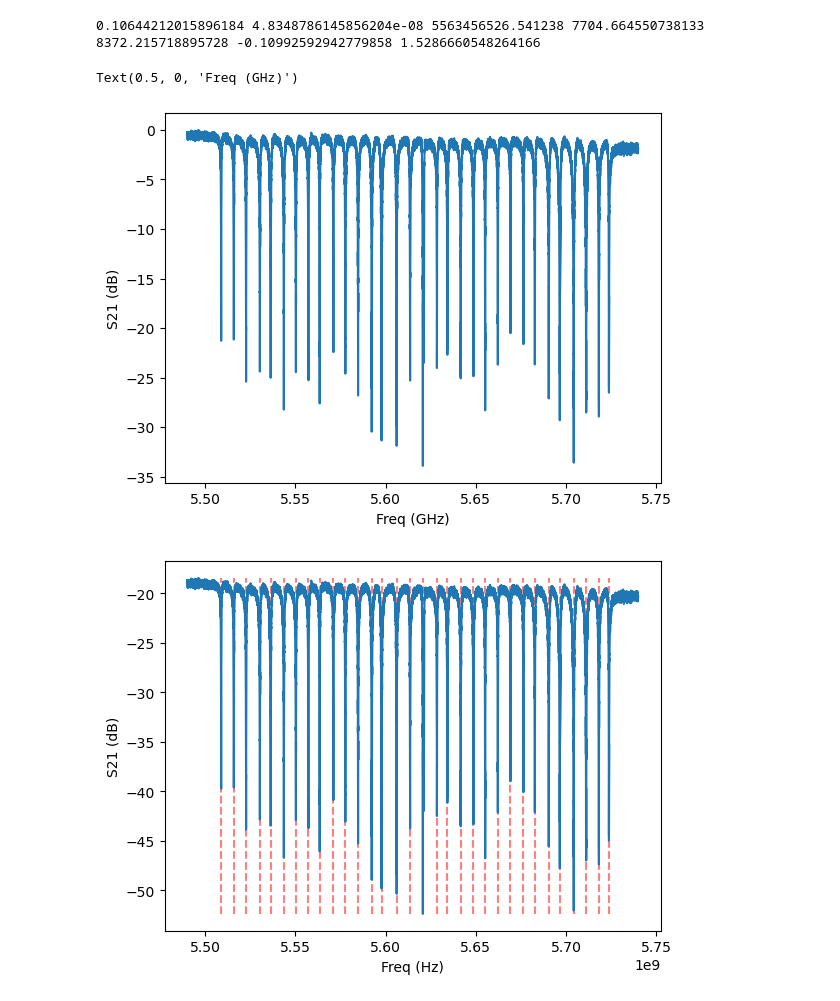
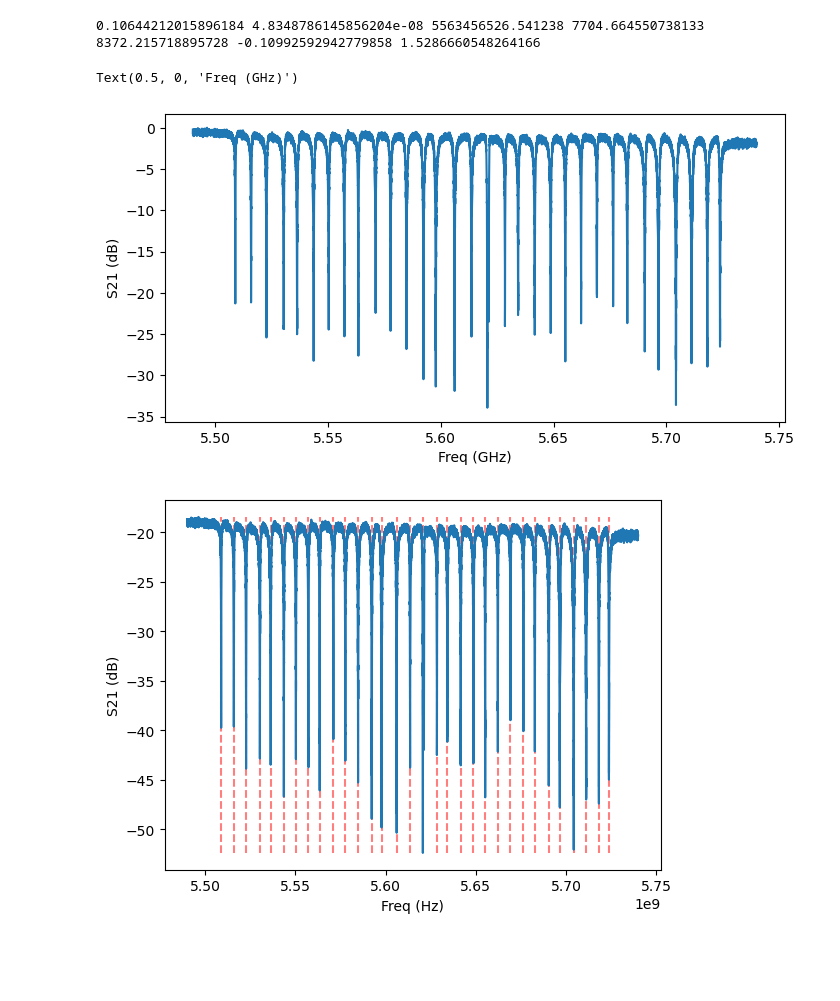
Before and after one commit to QTSF-Mines/Microwave-Multiplexing, a Jupyter notebook: resonator_fitting/NIST_resonators_Mines/NIST_umux.ipynb, the cells around one changed output. Saved outputs shown, nothing was run; the diff lists cells and outputs as text; code cells hidden in the pictures; blank space fills up the shorter version.

```diff
--- a/resonator_fitting/NIST_resonators_Mines/NIST_umux.ipynb
+++ b/resonator_fitting/NIST_resonators_Mines/NIST_umux.ipynb
@@ -79,26 +79,27 @@ Fit successful! Resonance Frequency: 5.563457 +/- 0.000003 GHz
 # %%
 f_start = 5.45e9
 f_stop = 5.57e9
 
+plt.figure(figsize=(8, 4))
 f_range = f_stop-f_start
 
 # mask = (f_wide >= f_start) & (f_wide <= f_stop)
 # f = f_wide[mask]
 # s21 = s21_wide[mask]
 f = f_wide
 s21 = s21_wide
 s21_logmag = 20*np.log10(np.abs(s21)) - np.max(20*np.log10(np.abs(s21)))
 
 data_to_save = np.column_stack((f,s21))
 np.savetxt('../../uMux_modeling/NIST_full_s21.txt', data_to_save, header='Frequency(Hz) S21_Mag(dB)')
 
 plt.plot(f*1e-9, s21_logmag)
 
 plt.ylabel("S21 (dB)")
 plt.xlabel("Freq (GHz)")
 # %% [output]
 Text(0.5, 0, 'Freq (GHz)')
-[figure, old version]
+[figure, new version]
 # %%
 aas, taus, frs, Qrs, Qcs, Qis, bws, phi0s, chi2s = ar.fit_all_resonators(f, s21, tau, showplot=True, filename="NIST_umux_all")
 data_to_save = np.column_stack((aas, taus, frs, Qrs, Qcs, Qis, bws, phi0s, chi2s))
```
Also changed, not shown: parts of 1 cell of this notebook, 38 other files.
